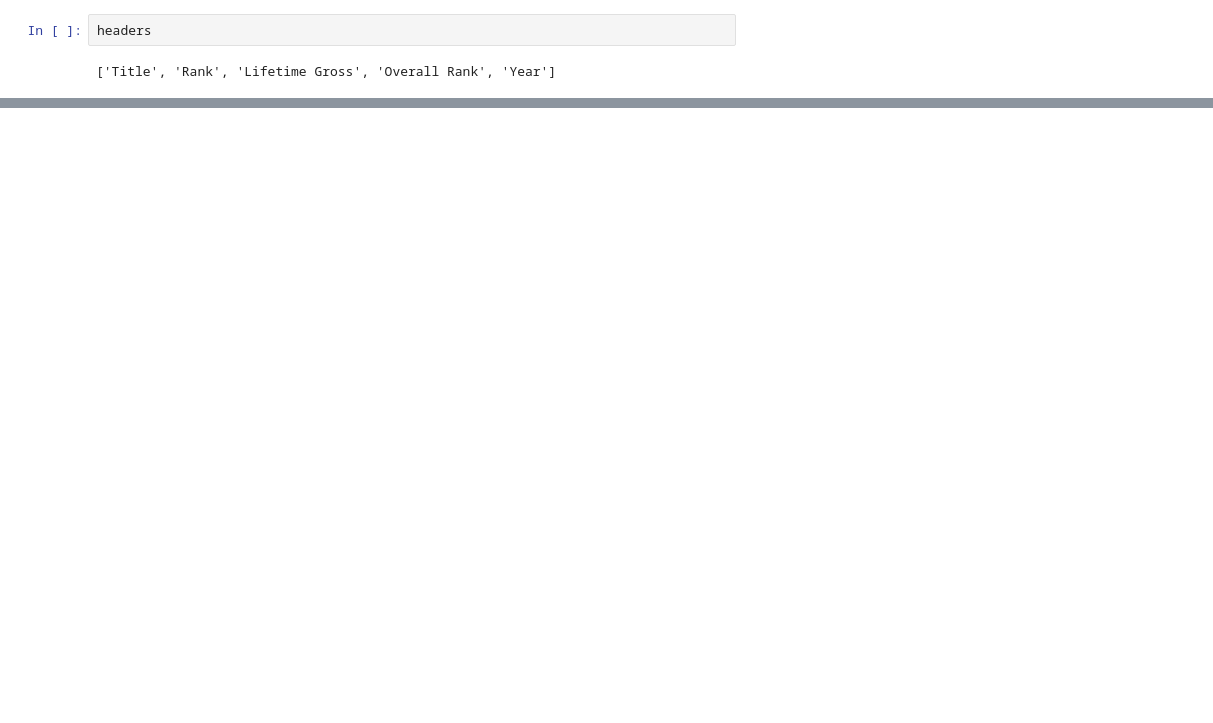
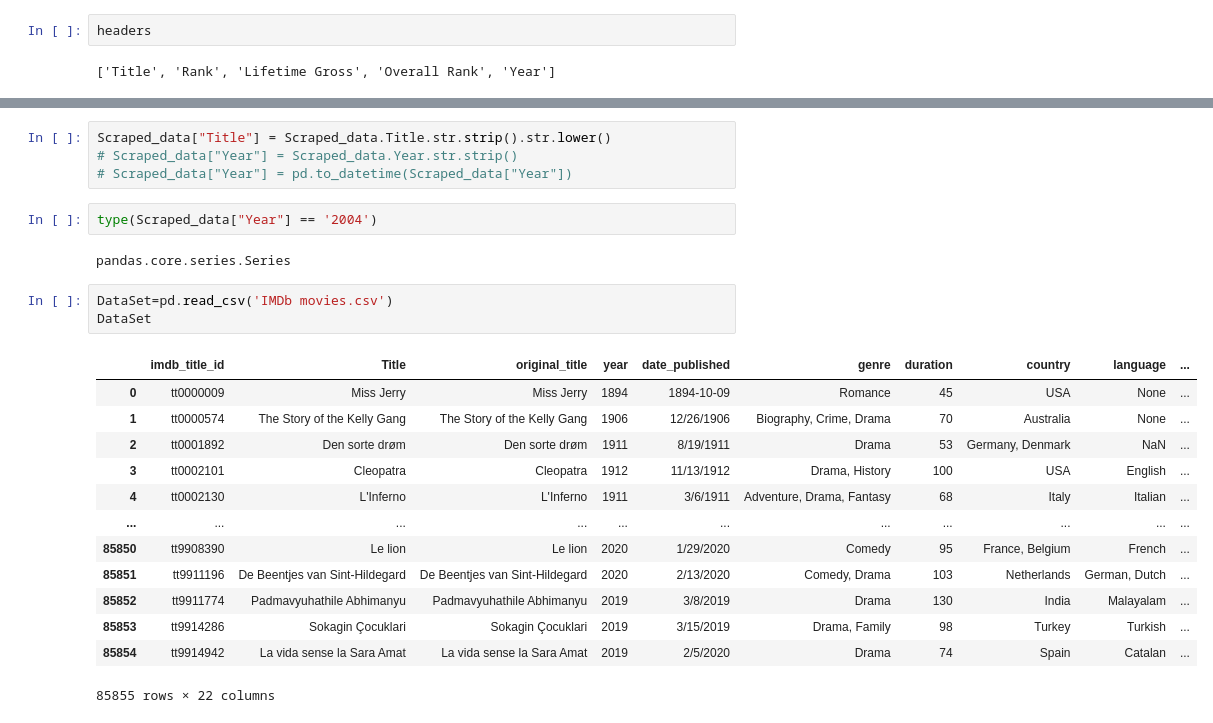
Before and after one commit to llubna/Movies-, a Jupyter notebook: web_scraping.ipynb, the cells around one changed output, grey strips where cells are left out. Saved outputs shown, nothing was run; the diff lists cells and outputs as text; blank space fills up the shorter version.

```diff
--- a/web_scraping.ipynb
+++ b/web_scraping.ipynb
@@ -153,0 +91,25 @@ df.to_csv('movies.csv')
+# %%
+Scraped_data["Title"] = Scraped_data.Title.str.strip().str.lower()
+# Scraped_data["Year"] = Scraped_data.Year.str.strip()
+# Scraped_data["Year"] = pd.to_datetime(Scraped_data["Year"])
+# %%
+type(Scraped_data["Year"] == '2004')
+# %% [output]
+pandas.core.series.Series
+# %%
+DataSet=pd.read_csv('IMDb movies.csv')
+DataSet
+# %% [output]
+|  | imdb_title_id | Title | original_title | year | date_published | genre | duration | country | language | ... |
+| 0 | tt0000009 | Miss Jerry | Miss Jerry | 1894 | 1894-10-09 | Romance | 45 | USA | None | ... |
+| 1 | tt0000574 | The Story of the Kelly Gang | The Story of the Kelly Gang | 1906 | 12/26/1906 | Biography, Crime, Drama | 70 | Australia | None | ... |
+| 2 | tt0001892 | Den sorte drøm | Den sorte drøm | 1911 | 8/19/1911 | Drama | 53 | Germany, Denmark | NaN | ... |
+| 3 | tt0002101 | Cleopatra | Cleopatra | 1912 | 11/13/1912 | Drama, History | 100 | USA | English | ... |
+| 4 | tt0002130 | L'Inferno | L'Inferno | 1911 | 3/6/1911 | Adventure, Drama, Fantasy | 68 | Italy | Italian | ... |
+| ... | ... | ... | ... | ... | ... | ... | ... | ... | ... | ... |
+| 85850 | tt9908390 | Le lion | Le lion | 2020 | 1/29/2020 | Comedy | 95 | France, Belgium | French | ... |
+| 85851 | tt9911196 | De Beentjes van Sint-Hildegard | De Beentjes van Sint-Hildegard | 2020 | 2/13/2020 | Comedy, Drama | 103 | Netherlands | German, Dutch | ... |
+| 85852 | tt9911774 | Padmavyuhathile Abhimanyu | Padmavyuhathile Abhimanyu | 2019 | 3/8/2019 | Drama | 130 | India | Malayalam | ... |
+| 85853 | tt9914286 | Sokagin Çocuklari | Sokagin Çocuklari | 2019 | 3/15/2019 | Drama, Family | 98 | Turkey | Turkish | ... |
+| 85854 | tt9914942 | La vida sense la Sara Amat | La vida sense la Sara Amat | 2019 | 2/5/2020 | Drama | 74 | Spain | Catalan | ... |
+85855 rows × 22 columns
```
Also changed, not shown: parts of 35 cells of this notebook, 1 other file.
